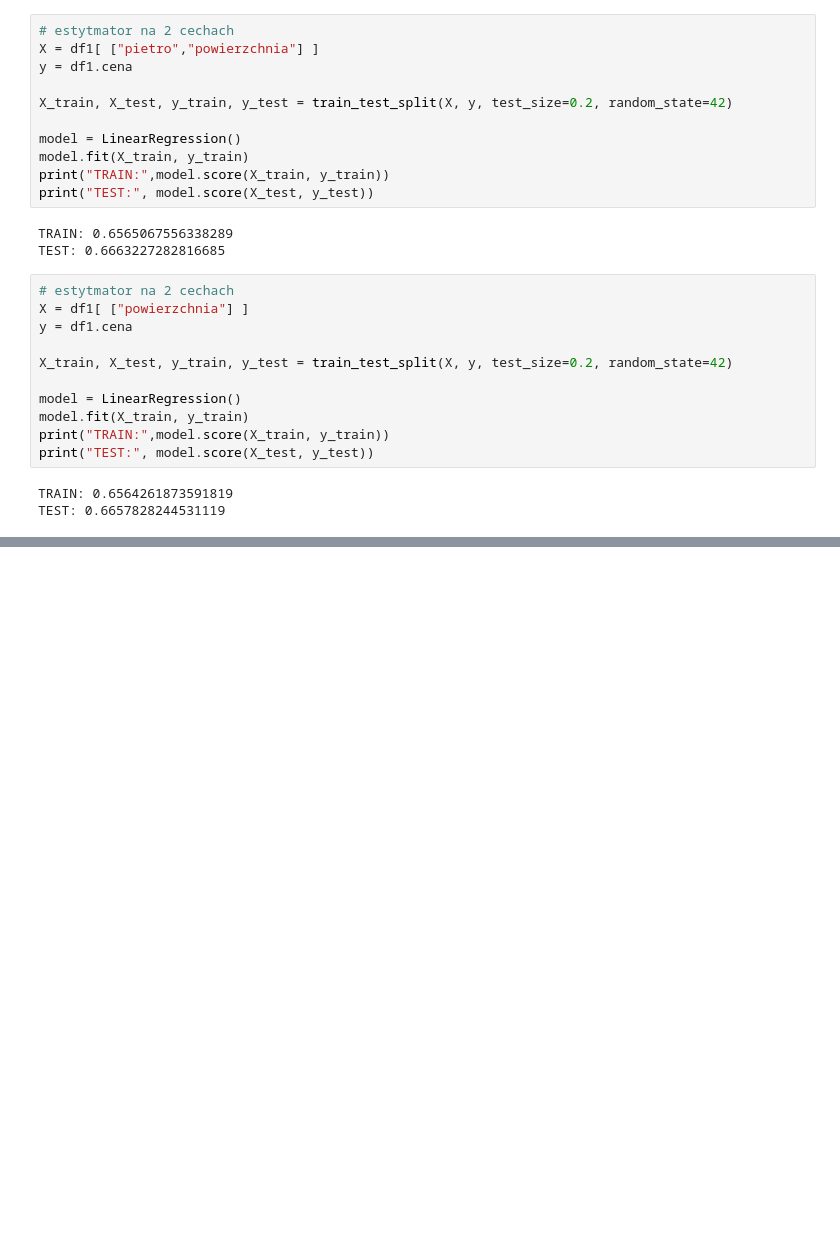
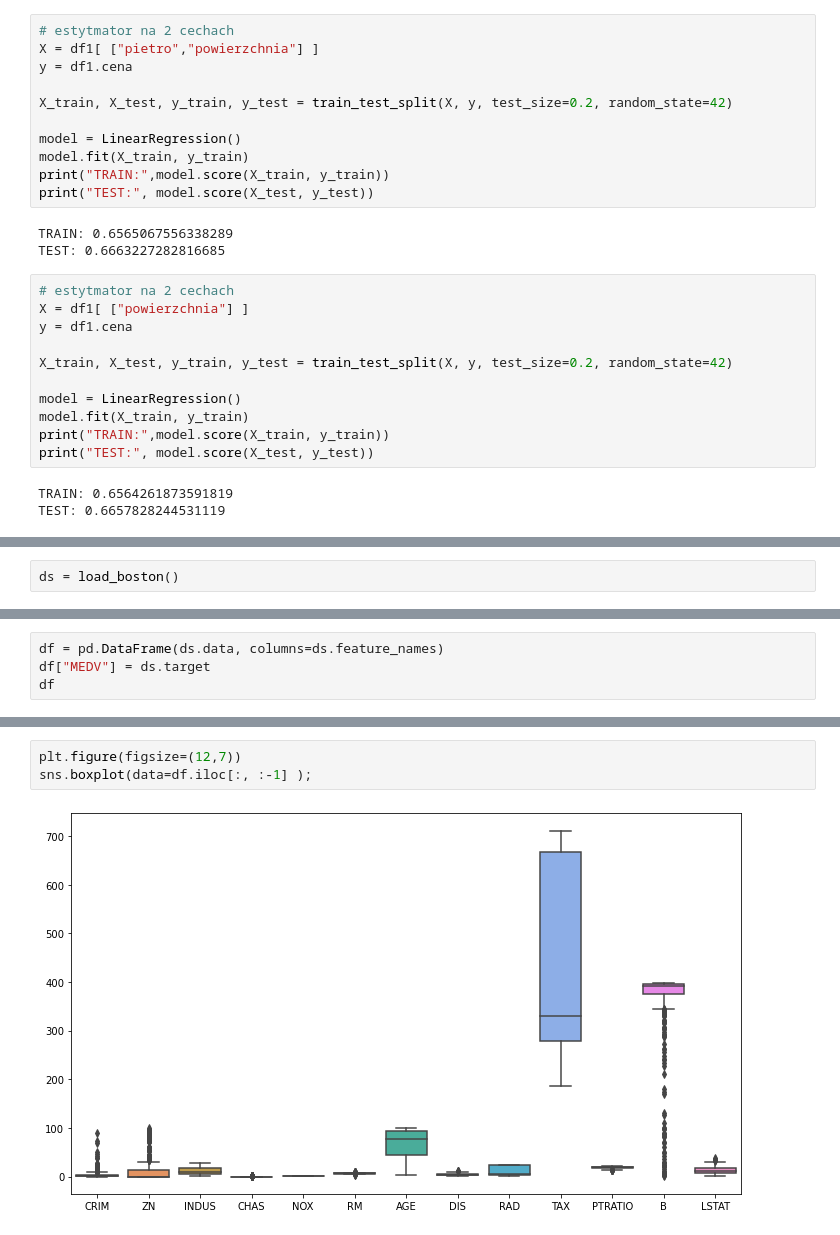
Before and after one commit to marianwitkowski/ML0905, a Jupyter notebook: Dzien01/01-regresja.ipynb, the cells around one changed output, grey strips where cells are left out. Drawn from its saved outputs; the diff is of its cells as text; blank space fills up the shorter version.

```diff
--- a/Dzien01/01-regresja.ipynb
+++ b/Dzien01/01-regresja.ipynb
@@ -532,0 +538,2 @@ TEST: 0.6657828244531119
+# %%
+ds = load_boston()
@@ -532,0 +564,4 @@ TEST: 0.6657828244531119
+# %%
+df = pd.DataFrame(ds.data, columns=ds.feature_names)
+df["MEDV"] = ds.target
+df
@@ -532,0 +615,5 @@ TEST: 0.6657828244531119
+# %%
+plt.figure(figsize=(12,7))
+sns.boxplot(data=df.iloc[:, :-1] );
+# %% [output]
+[figure, added]
```
Also changed, not shown: parts of 11 cells of this notebook.
